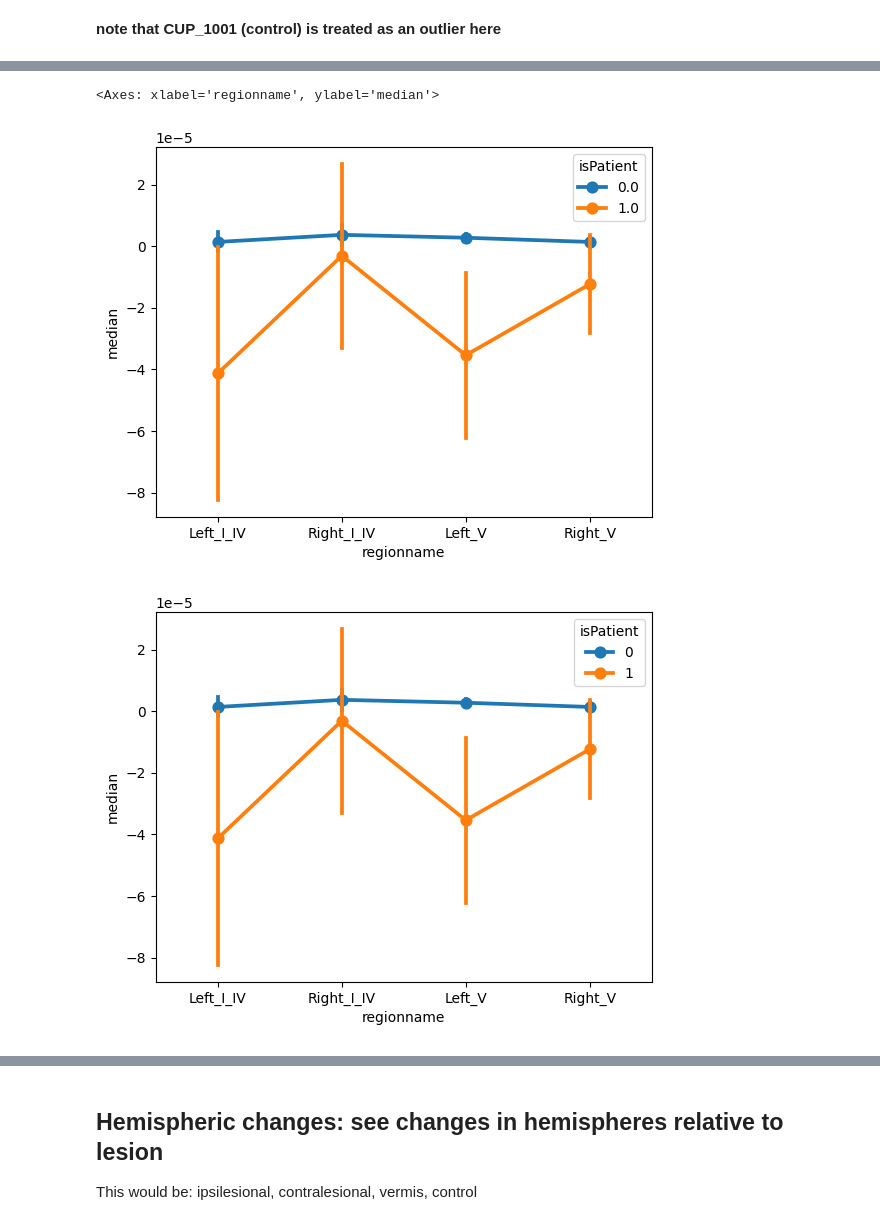
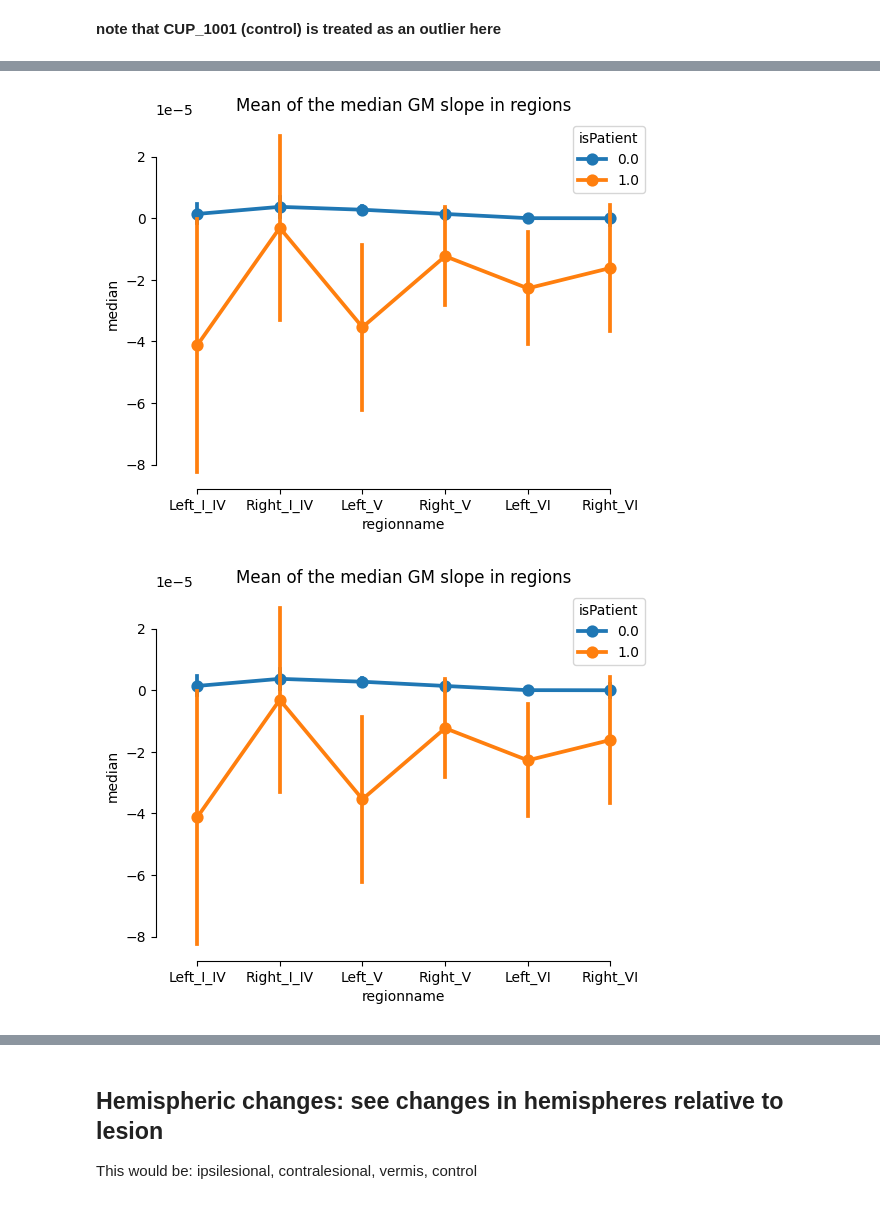
Before and after one commit to medhakp/smarts_cerebellum, a Jupyter notebook: data_analysis/MNISym_coreg_slope_analysis.ipynb, the cells around one changed output, grey strips where cells are left out. Saved outputs shown, nothing was run; the diff lists cells and outputs as text; code cells hidden in the pictures.

```diff
--- a/data_analysis/MNISym_coreg_slope_analysis.ipynb
+++ b/data_analysis/MNISym_coreg_slope_analysis.ipynb
@@ -53,7 +34,7 @@ df=df[df.subj_id != 'CUP_1001']
 #df = pd.read_csv(f'{path}/MNISym_coreg_slope_rightLesion_AtlasSUIT_summarized.tsv', sep = '\t')
 
 # using the areas identified in "surface_projections.ipynb"
-rois = ['Left_I_IV', 'Right_I_IV', 'Left_V', 'Right_V']
+rois = ['Left_I_IV', 'Right_I_IV', 'Left_V', 'Right_V', 'Left_VI', 'Right_VI']
 
 df_rois_CSF = df[df.regionname.isin(rois) & (df.image==4)]
 df_rois_GM = df[df.regionname.isin(rois) & (df.image==2)]
@@ -65,9 +51,12 @@ sns.boxplot(data=df_rois_GM, x='regionname', y='median', hue='isPatient', showfl
 # %%
 sns.pointplot(data=df_rois_GM, x='regionname', y='median', hue='isPatient', errorbar='se', estimator='mean')
+
+sns.despine(trim = True)
+plt.title('Mean of the median GM slope in regions')
+plt.show()
 # %% [output]
-<Axes: xlabel='regionname', ylabel='median'>
-[figure, old version]
+[figure, new version]
 # %% [markdown]
-![image.png](attachment:image.png-old)
+![image.png](attachment:image.png-new)
 # %%
 sns.pointplot(data=df_rois_CSF, x='regionname', y='median', hue='isPatient', errorbar='se', estimator='mean')
```
Also changed, not shown: parts of 6 cells of this notebook.
